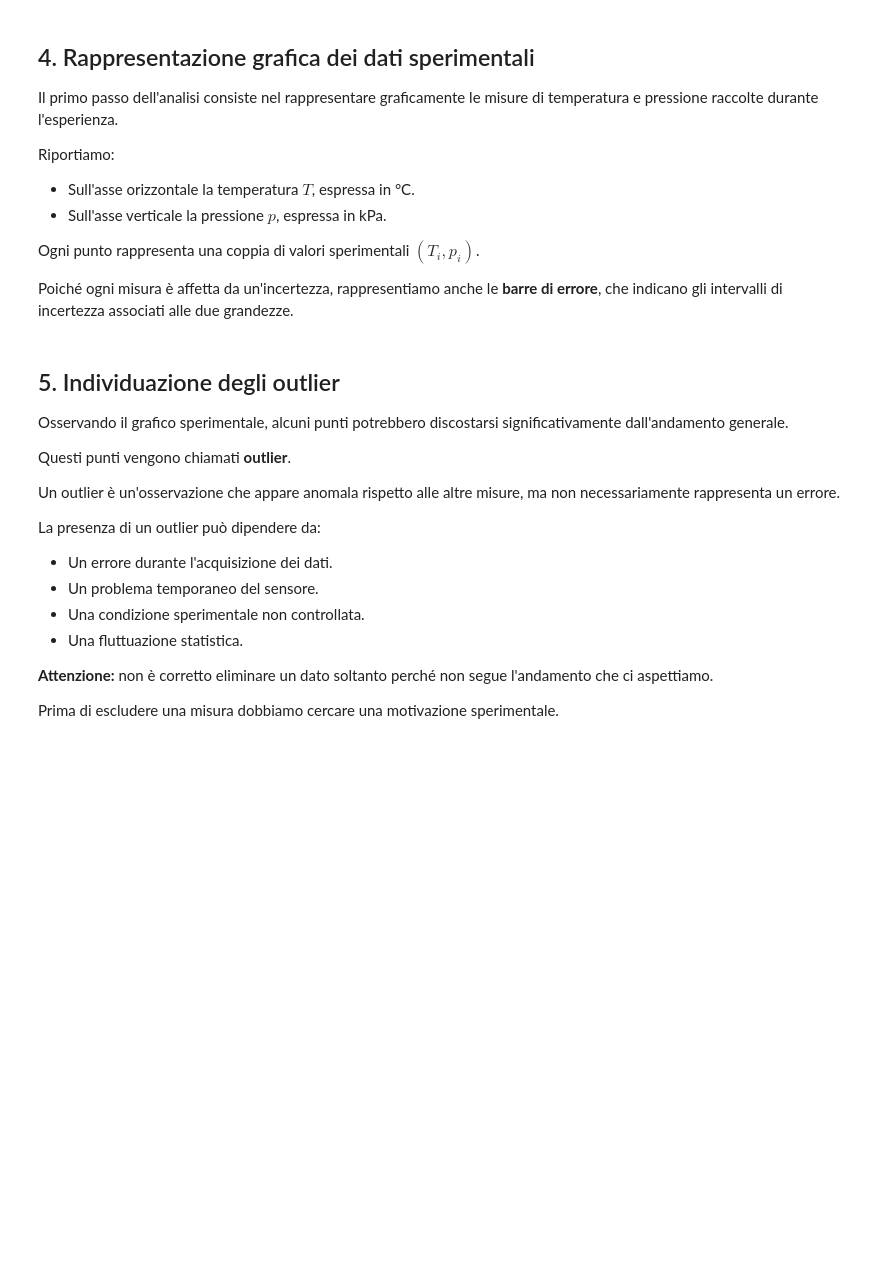
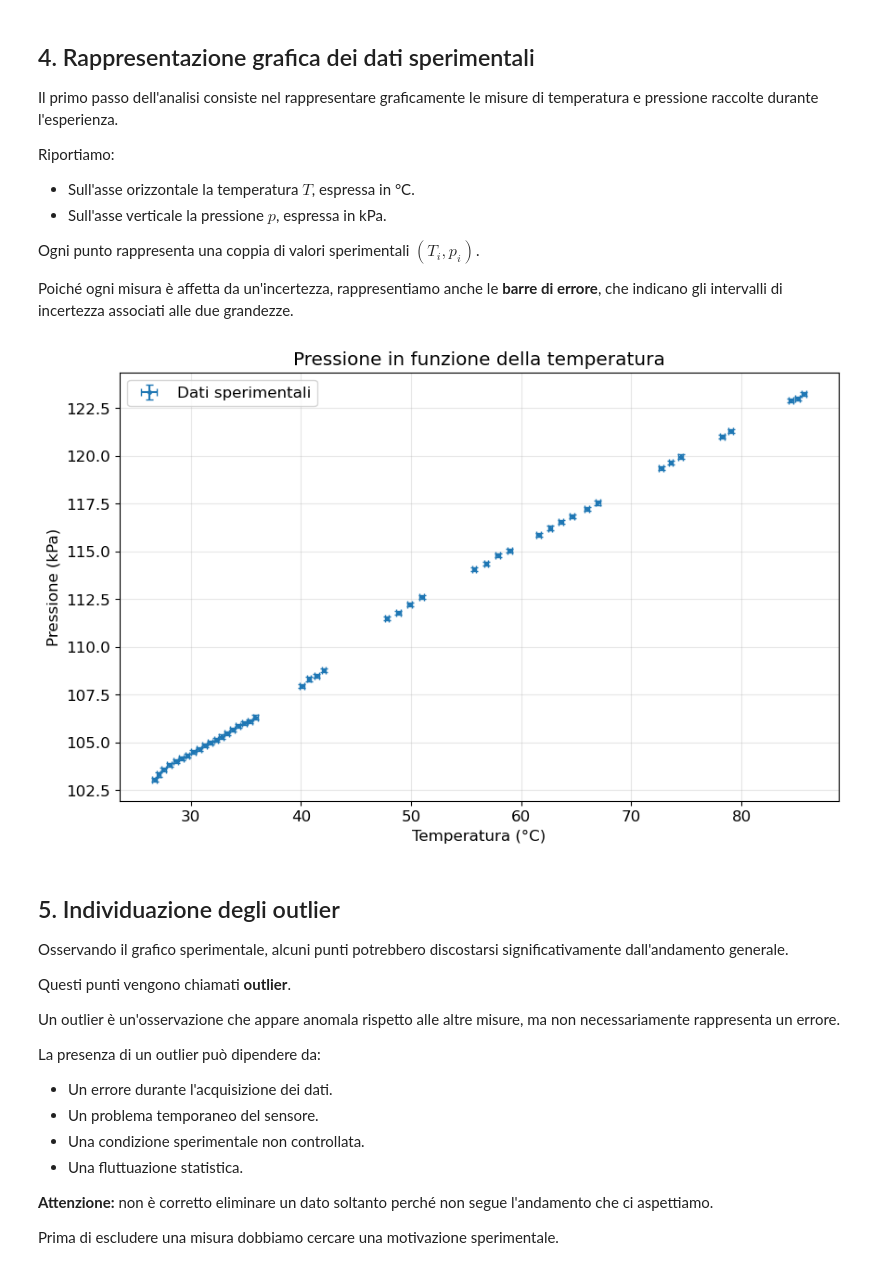
Before and after one commit to mattcali/Laboratorio-scuola, a Jupyter notebook: Seconda Legge Gay-Lussac/Gay_Lussac.ipynb, the cells around one changed output. Drawn from its saved outputs; the diff is of its cells as text; code cells hidden in the pictures; blank space fills up the shorter version.

Commit message:
Test con Legge di Gau-Lussac

```diff
--- a/Seconda Legge Gay-Lussac/Gay_Lussac.ipynb
+++ b/Seconda Legge Gay-Lussac/Gay_Lussac.ipynb
@@ -67,23 +67,25 @@ plt.rcParams['font.size'] = 12
 plt.rcParams['axes.grid'] = True
 # %%
 # Nome del file esportato da Logger Pro
-nome_file = "dati_gay_lussac.csv"
+nome_file = "dati_pressione_temperatura.csv"
 
 # Lettura del file
 dati = pd.read_csv(nome_file)
 
-# Visualizzazione delle prime righe
-display(dati.head())
+
+dati.columns = [
+    "tempo_1",
+    "pressione_1",
+    "temperatura_1",
+    "tempo_2",
+    "pressione_2",
+    "temperatura_2"
+]
-# %%
-dati = pd.read_csv(nome_file, sep="\t")
 # %%
 # Estrazione dei dati sperimentali
+T_mis_C = dati["temperatura_1"].to_numpy(dtype=float)
+p_mis_kPa = dati["pressione_1"].to_numpy(dtype=float)
 
-T_mis_C = dati["Temperatura"].to_numpy(dtype=float)
-p_mis_kPa = dati["Pressione"].to_numpy(dtype=float)
-
-# Numero di misure
-N = len(T_mis_C)
 
 print(f"Numero di misure acquisite: {N}")
 
@@ -94,0 +115,10 @@ print(p_mis_kPa)
+# %%
+# Eliminazione dei NaN
+maschera = np.isfinite(T_mis_C) & np.isfinite(p_mis_kPa)
+
+T_mis_C = T_mis_C[maschera]
+p_mis_kPa = p_mis_kPa[maschera]
+# Numero di misure
+N = len(T_mis_C)
+# Numero di misure valide
+print(f"Numero di misure valide: {len(T_mis_C)}")
@@ -174,34 +224,36 @@ delta_p = 0.1  # kPa - modificare
 err_T_mis_C = np.full(len(T_mis_C), delta_T)
 err_p_mis_kPa = np.full(len(p_mis_kPa), delta_p)
 
 # Incertezza della misura indipendente a 0 °C
 err_T0_mis_C = 0.2
 err_p0_mis_kPa = 0.1
 
 # ==========================================
 # GRAFICO SPERIMENTALE
 # ==========================================
 
 plt.figure(figsize=(10, 6))
 
 plt.errorbar(
     T_mis_C,
     p_mis_kPa,
     xerr=err_T_mis_C,
     yerr=err_p_mis_kPa,
-    fmt='o',
+    fmt='.',
     capsize=3,
     markersize=5,
     label='Dati sperimentali'
 )
 
 plt.xlabel('Temperatura (°C)')
 plt.ylabel('Pressione (kPa)')
 plt.title('Pressione in funzione della temperatura')
 
 plt.grid(alpha=0.3)
 plt.legend()
 plt.show()
+# %% [output]
+[figure, added]
 # %% [markdown]
 ## 5. Individuazione degli outlier
 
```
Also changed, not shown: parts of 23 cells of this notebook, 1 other file.
